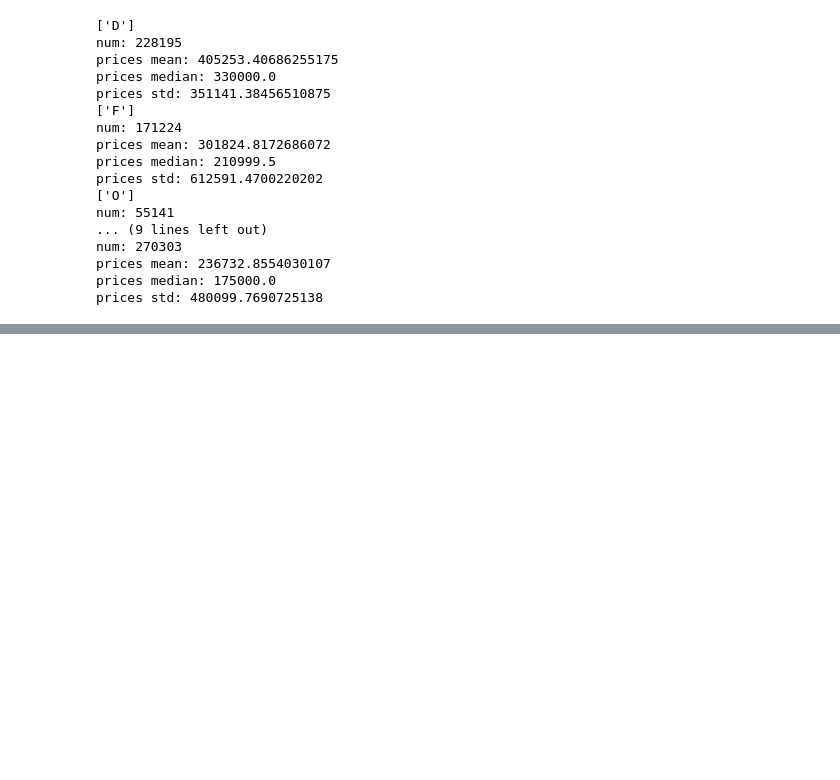
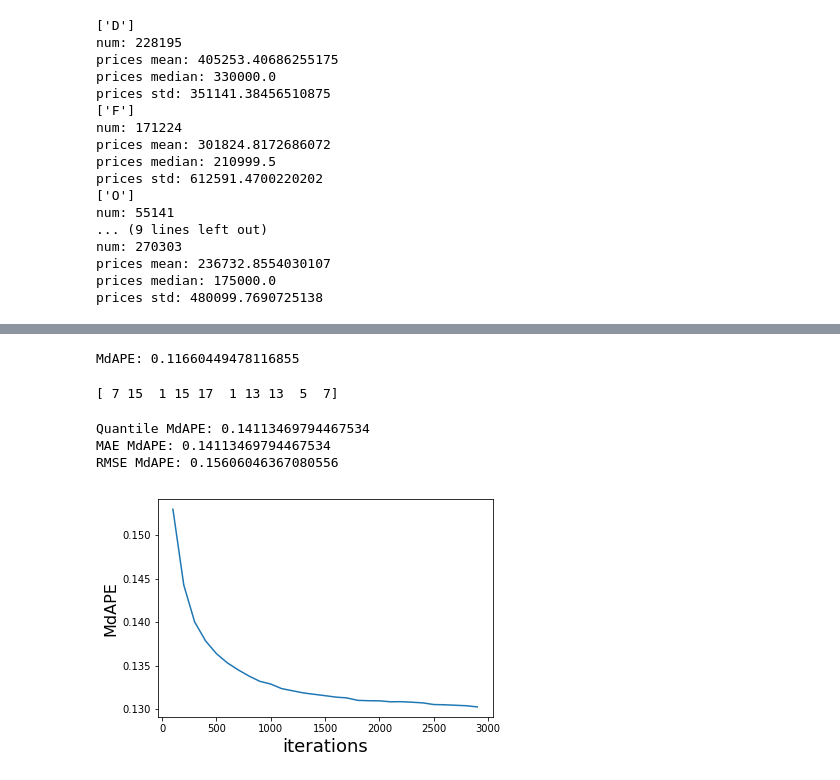
Before and after one commit to somnoynadno/oreeva, a Jupyter notebook: main.ipynb, the cells around one changed output, grey strips where cells are left out. Cells and saved outputs as stored; diff of their text form; code cells hidden in the pictures; blank space fills up the shorter version.

```diff
--- a/main.ipynb
+++ b/main.ipynb
@@ -103,20 +78,0 @@ Eval size: 361281
-# %%
-# (почти) дефолтный классификатор
-#
-# MAE ~ круто
-# Quantile ~ чуть хуже
-# RMSE ~ терпимо
-#
-# другие дают говно результат
-
-# примерно понял на какой стадии переобучается, поэтому параметры не случайны
-model = CatBoostRegressor(learning_rate=0.5, depth=6, loss_function='MAE',
-                          iterations=None, silent=True) # можно настроить verbosity
-model.fit(train_data, train_labels)
-
-preds = model.predict(eval_data)
-print("Score:", model.get_best_score())
-print("Best iteration:", model.get_best_iteration())
-
-# метрика (ЗАКОММЕНТИТЬ на данных для продакшена)
-print("MdAPE:", np.median(abs(preds - eval_labels['price']) / preds))
@@ -374,0 +525,8 @@ prices std: 480099.7690725138
+# %%
+print("MdAPE:", np.median(abs(preds - eval_labels['price']) / preds))
+# %% [output]
+MdAPE: 0.11660449478116855
+# %%
+print(model.get_feature_importance().astype(int))
+# %% [output]
+[ 7 15  1 15 17  1 13 13  5  7]
@@ -374,0 +540,36 @@ prices std: 480099.7690725138
+# %%
+# просто тестим разные метрики
+model = CatBoostRegressor(learning_rate=0.7, depth=6, loss_function='Quantile',
+                          iterations=400, silent=True)
+model.fit(train_data, train_labels)
+
+preds = model.predict(eval_data)
+print("Quantile MdAPE:", np.median(abs(preds - eval_labels['price']) / preds))
+
+model = CatBoostRegressor(learning_rate=0.7, depth=6, loss_function='MAE',
+                          iterations=400, silent=True)
+model.fit(train_data, train_labels)
+
+preds = model.predict(eval_data)
+print("MAE MdAPE:", np.median(abs(preds - eval_labels['price']) / preds))
+
+model = CatBoostRegressor(learning_rate=0.7, depth=6, loss_function='RMSE',
+                          iterations=400, silent=True)
+model.fit(train_data, train_labels)
+
+preds = model.predict(eval_data)
+print("RMSE MdAPE:", np.median(abs(preds - eval_labels['price']) / preds))
+# %% [output]
+Quantile MdAPE: 0.14113469794467534
+MAE MdAPE: 0.14113469794467534
+RMSE MdAPE: 0.15606046367080556
+# %%
+# тут я прогнал тест, чтобы посмотреть, как быстро скорость растёт
+# на 3к итераций выходит примерно 13%
+# переобучения пока не было
+plt.plot([i for i in range (100, 3000, 100)], metrics)
+plt.xlabel('iterations', fontsize=18)
+plt.ylabel('MdAPE', fontsize=16)
+plt.show()
+# %% [output]
+[figure, added]
```
Also changed, not shown: parts of 18 cells of this notebook, 1 other file.
